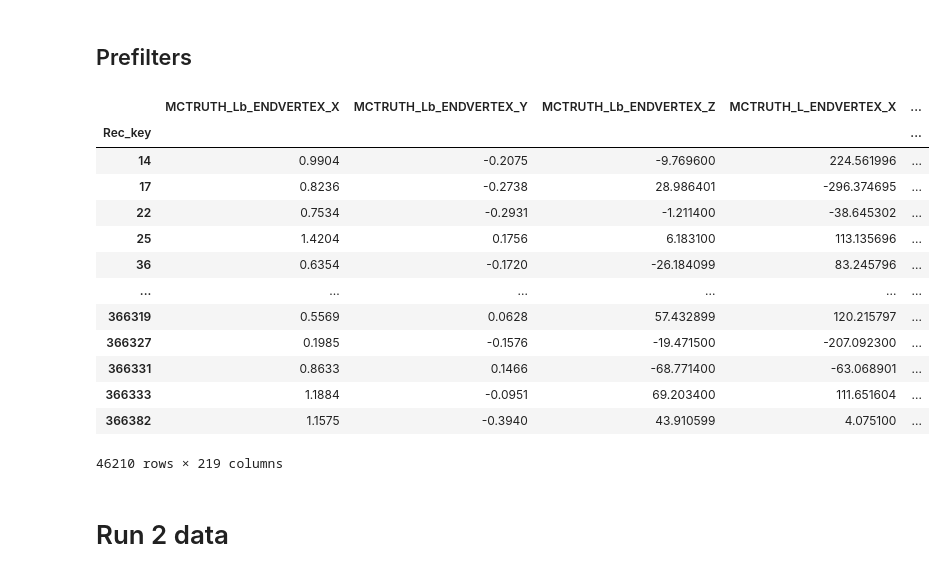
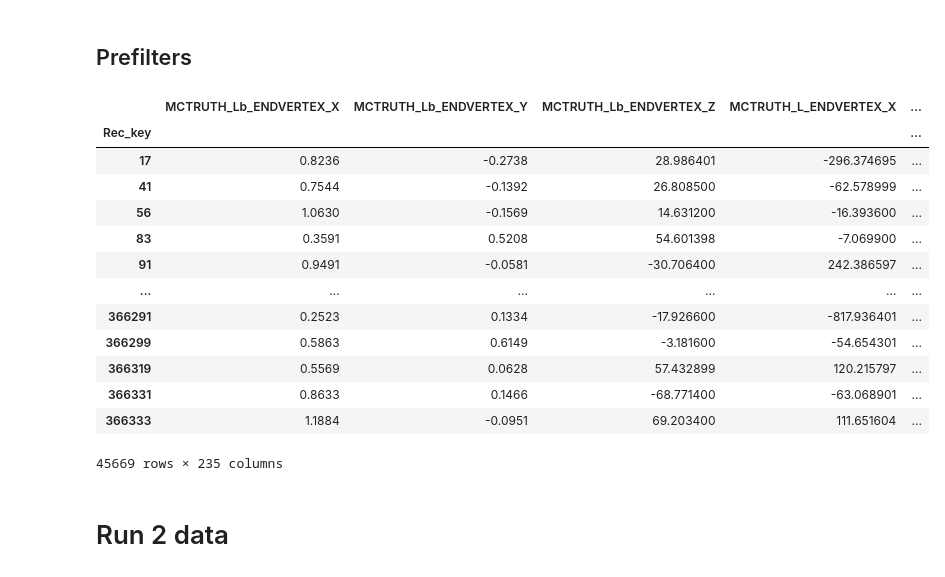
Before and after one commit to alatios/lb2jpsil_lambda-emdm-measurement, a Jupyter notebook: 01_invariant_mass_fits.ipynb, the cells around one changed output. Drawn from its saved outputs; the diff is of its cells as text; code cells hidden in the pictures.

```diff
--- a/01_invariant_mass_fits.ipynb
+++ b/01_invariant_mass_fits.ipynb
@@ -177,2 +218,18 @@ del(df_reco, df_truth)
+# %%
+df_mc_norm = df_mc.loc[df_mc['MCTRUTH_L_ID']  == 3122].copy()
+df_mc_bar = df_mc.loc[df_mc['MCTRUTH_L_ID']  == -3122].copy()
+
+del(df_mc)
+
+compute_momentum_asymmetry(df_mc_norm, 'L', 'p', 'pim', 'MCTRUTH_')
+compute_momentum_asymmetry(df_mc_bar, 'L', 'pim', 'p', 'MCTRUTH_')
+compute_momentum_asymmetry(df_mc_norm, 'L', 'p', 'pim', 'DTF_FixJPsi_')
+compute_momentum_asymmetry(df_mc_bar, 'L', 'pim', 'p', 'DTF_FixJPsi_')
+
+df_mc = pd.concat([df_mc_norm, df_mc_bar])
+
+del(df_mc_norm, df_mc_bar)
+# %%
+armenteros_cuts = (abs(df_mc['DTF_FixJPsi_p_asymm']) > 0.5)
 # %% [markdown]
 ## Prefilters
@@ -221,45 +278,45 @@ b0_veto_cuts = (df_mc['DTF_FixJPsiLambda_PIDSubs_status'] != 'Success') | (np.ab
 # %%
 pre_selection_cuts = (
     pion_p_cuts &
     proton_p_cuts &
     proton_pt_cuts &
     lambda_m_cuts &
     lambda_mm_cuts &
     lambda_z_cuts &
     lambda_dira_cuts &
     lambda_ipchi2_cuts &
     lambda_vdchi2_cuts &
     lambda_chi2_cuts &
     lambda_pt_cuts &
     jpsi_m_cuts &
     lambdab_m_cuts &
     lambdab_dira_cuts &
     lambdab_ipchi2_cuts &
     lambdab_chi2_cuts
 )
 
 if dtf_success:
     pre_selection_cuts = pre_selection_cuts & dtf_success_cuts
 
 if b0_veto:
-    pre_selection_cuts = pre_selection_cuts & b0_veto_cuts
+    pre_selection_cuts = pre_selection_cuts & b0_veto_cuts & armenteros_cuts
 
 df_mc[pre_selection_cuts]
 # %% [output]
 |  | MCTRUTH_Lb_ENDVERTEX_X | MCTRUTH_Lb_ENDVERTEX_Y | MCTRUTH_Lb_ENDVERTEX_Z | MCTRUTH_L_ENDVERTEX_X | ... |
 | Rec_key |  |  |  |  | ... |
-| 14 | 0.9904 | -0.2075 | -9.769600 | 224.561996 | ... |
 | 17 | 0.8236 | -0.2738 | 28.986401 | -296.374695 | ... |
-| 22 | 0.7534 | -0.2931 | -1.211400 | -38.645302 | ... |
-| 25 | 1.4204 | 0.1756 | 6.183100 | 113.135696 | ... |
-| 36 | 0.6354 | -0.1720 | -26.184099 | 83.245796 | ... |
+| 41 | 0.7544 | -0.1392 | 26.808500 | -62.578999 | ... |
+| 56 | 1.0630 | -0.1569 | 14.631200 | -16.393600 | ... |
+| 83 | 0.3591 | 0.5208 | 54.601398 | -7.069900 | ... |
+| 91 | 0.9491 | -0.0581 | -30.706400 | 242.386597 | ... |
 | ... | ... | ... | ... | ... | ... |
+| 366291 | 0.2523 | 0.1334 | -17.926600 | -817.936401 | ... |
+| 366299 | 0.5863 | 0.6149 | -3.181600 | -54.654301 | ... |
 | 366319 | 0.5569 | 0.0628 | 57.432899 | 120.215797 | ... |
-| 366327 | 0.1985 | -0.1576 | -19.471500 | -207.092300 | ... |
 | 366331 | 0.8633 | 0.1466 | -68.771400 | -63.068901 | ... |
 | 366333 | 1.1884 | -0.0951 | 69.203400 | 111.651604 | ... |
-| 366382 | 1.1575 | -0.3940 | 43.910599 | 4.075100 | ... |
-46210 rows × 219 columns
+45669 rows × 235 columns
 # %% [markdown]
 # Run 2 data
 # %%
```
Also changed, not shown: parts of 24 cells of this notebook, 1 other file.
